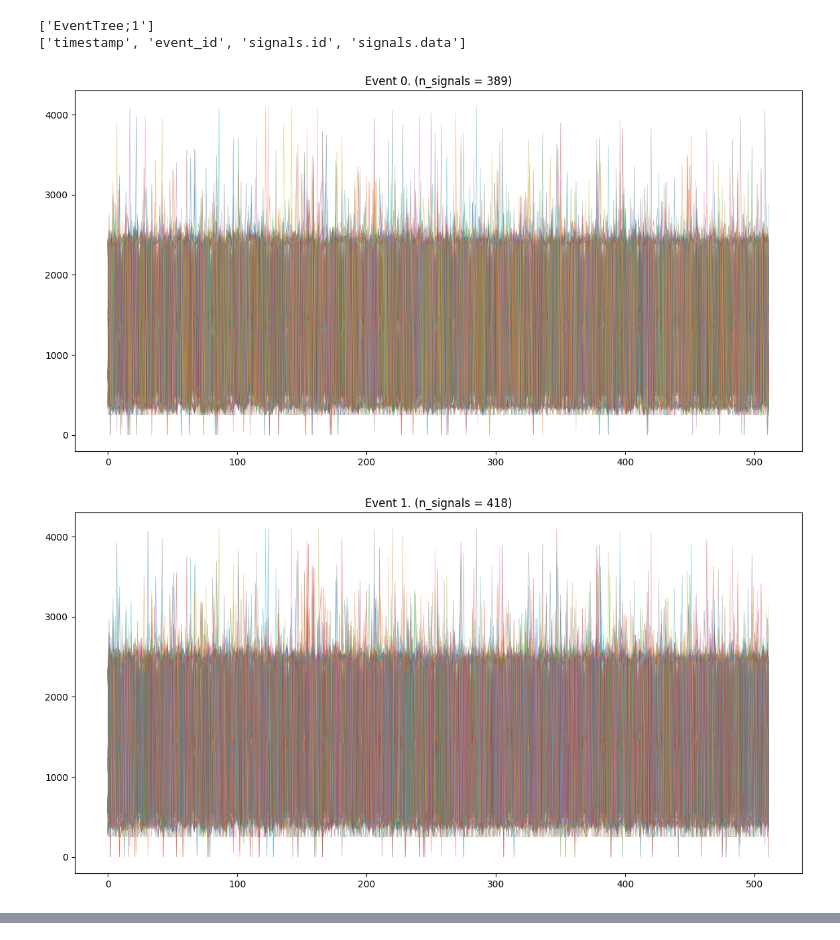
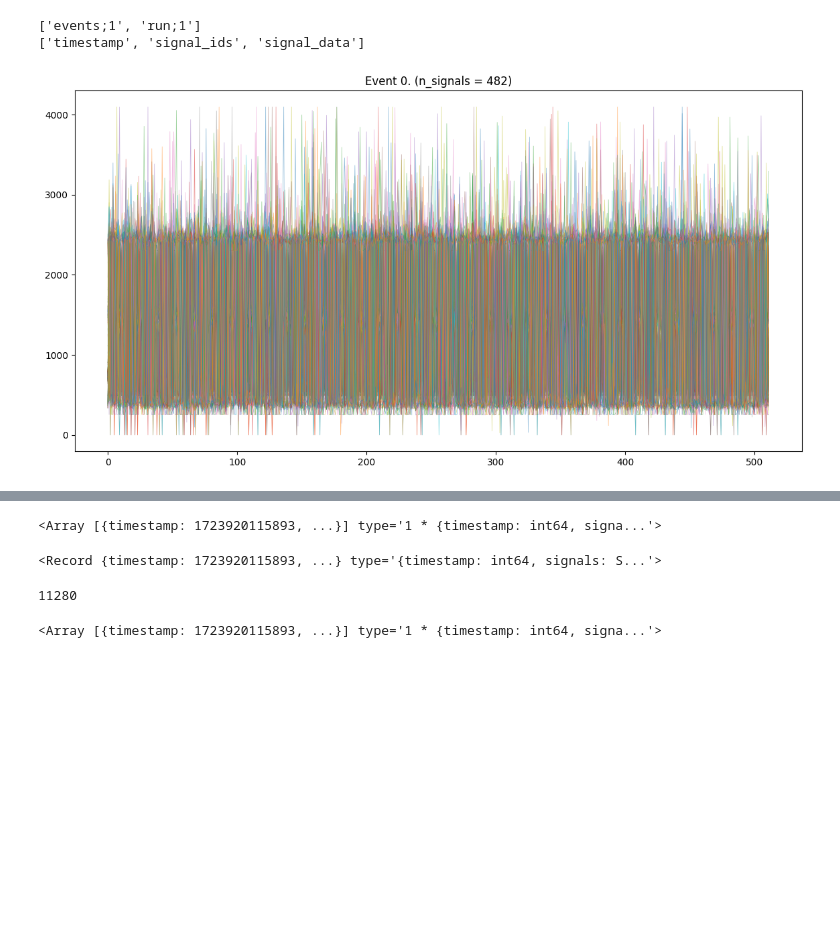
Before and after one commit to rest-for-physics/feminos-daq, a Jupyter notebook: examples/signals.ipynb, the cells around one changed output, grey strips where cells are left out. Saved outputs shown, nothing was run; the diff lists cells and outputs as text; code cells hidden in the pictures; blank space fills up the shorter version.

```diff
--- a/examples/signals.ipynb
+++ b/examples/signals.ipynb
@@ -4,51 +4,51 @@ import numpy as np
 import matplotlib.pyplot as plt
 import awkward as ak
 # %%
-filename = r"C:\Users\lobis\git\FeminosDAQ\examples\events_new_mclient.root"
+# filename = r"C:\Users\lobis\git\FeminosDAQ\examples\events_new_mclient.root"
+filename = r"C:\Users\lobis\git\FeminosDAQ\examples\events_trex_noise.root"
 
 file = uproot.open(filename)
 
 print(file.keys())
 
-tree = file["EventTree"]
+tree = file["events"]
 
 print(tree.keys())
 # %% [output]
-['EventTree;1']
-['timestamp', 'event_id', 'signals.id', 'signals.data']
+['events;1', 'run;1']
+['timestamp', 'signal_ids', 'signal_data']
 # %%
 count = 0
-n_to_draw = 3
+n_to_draw = 1
 
 for events in tree.iterate(step_size=5):
-    events["signals.data"] = ak.unflatten(events["signals.data"], 512, axis=1)
+    events["signal_data"] = ak.unflatten(events["signal_data"], 512, axis=1)
 
     # signals is a record with fields 'id' and 'data'
-    signals = ak.Array({"id": events["signals.id"], "data": events["signals.data"]})
+    signals = ak.Array({"id": events["signal_ids"], "data": events["signal_data"]})
     events["signals"] = signals
 
-    events = ak.without_field(events, "signals.id")
-    events = ak.without_field(events, "signals.data")
+    events = ak.without_field(events, "signal_ids")
+    events = ak.without_field(events, "signal_data")
 
     # this section is very slow, but it provides the shape I like. TODO: find a faster way
-    # events["signals"] = ak.Array([ak.Array([ak.Record({"id": event.signals.id[i], "data": event.signals.data[i]}) for i in range(len(event.signals.id))]) for event in events], with_name="Signal")
+    # events["signals"] = ak.Array([ak.Array([ak.Record({"id": event.signal_ids[i], "data": event.signal_data[i]}) for i in range(len(event.signal_ids))]) for event in events], with_name="Signal")
 
     for event in events:
         plt.figure(figsize=(14, 7))
         # draw all signals
         for id, data in zip(event.signals.id, event.signals.data):
             plt.plot(data, label=f"Signal {id}", alpha=0.5, linewidth=0.5)
 
-        plt.title(f"Event {event.event_id}. (n_signals = {len(event.signals.id)})")
+        plt.title(f"Event 0. (n_signals = {len(event.signals.id)})")
         plt.show()
 
         count += 1
 
         if count >= n_to_draw:
             break
 
     if count >= n_to_draw:
         break
 # %% [output]
-[figure, old version]
+[figure, new version]
-[figure, removed]
@@ -55,0 +58,34 @@ for events in tree.iterate(step_size=5):
+# %%
+events
+# %% [output]
+<Array [{timestamp: 1723920115893, ...}] type='1 * {timestamp: int64, signa...'>
+# %%
+def get_event(tree: uproot.TTree, entry: int):
+    if entry >= tree.num_entries:
+        raise ValueError(f"Entry {entry} is out of bounds. Tree has {tree.num_entries} entries.")
+
+    events = tree.arrays(entry_start=entry, entry_stop=entry + 1)
+    events["signal_data"] = ak.unflatten(events["signal_data"], 512, axis=1)
+
+    signals = ak.Array({"id": events["signal_ids"], "data": events["signal_data"]}, with_name="Signals")
+    events["signals"] = signals
+
+    events = ak.without_field(events, "signal_ids")
+    events = ak.without_field(events, "signal_data")
+
+    return events[0]
+
+event = get_event(tree, 100)
+
+event
+# %% [output]
+<Record {timestamp: 1723920115893, ...} type='{timestamp: int64, signals: S...'>
+# %%
+# print number of entries in tree
+tree.num_entries
+# %% [output]
+11280
+# %%
+event
+# %% [output]
+<Array [{timestamp: 1723920115893, ...}] type='1 * {timestamp: int64, signa...'>
```
Also changed, not shown: parts of 2 cells of this notebook, 1 other file.
